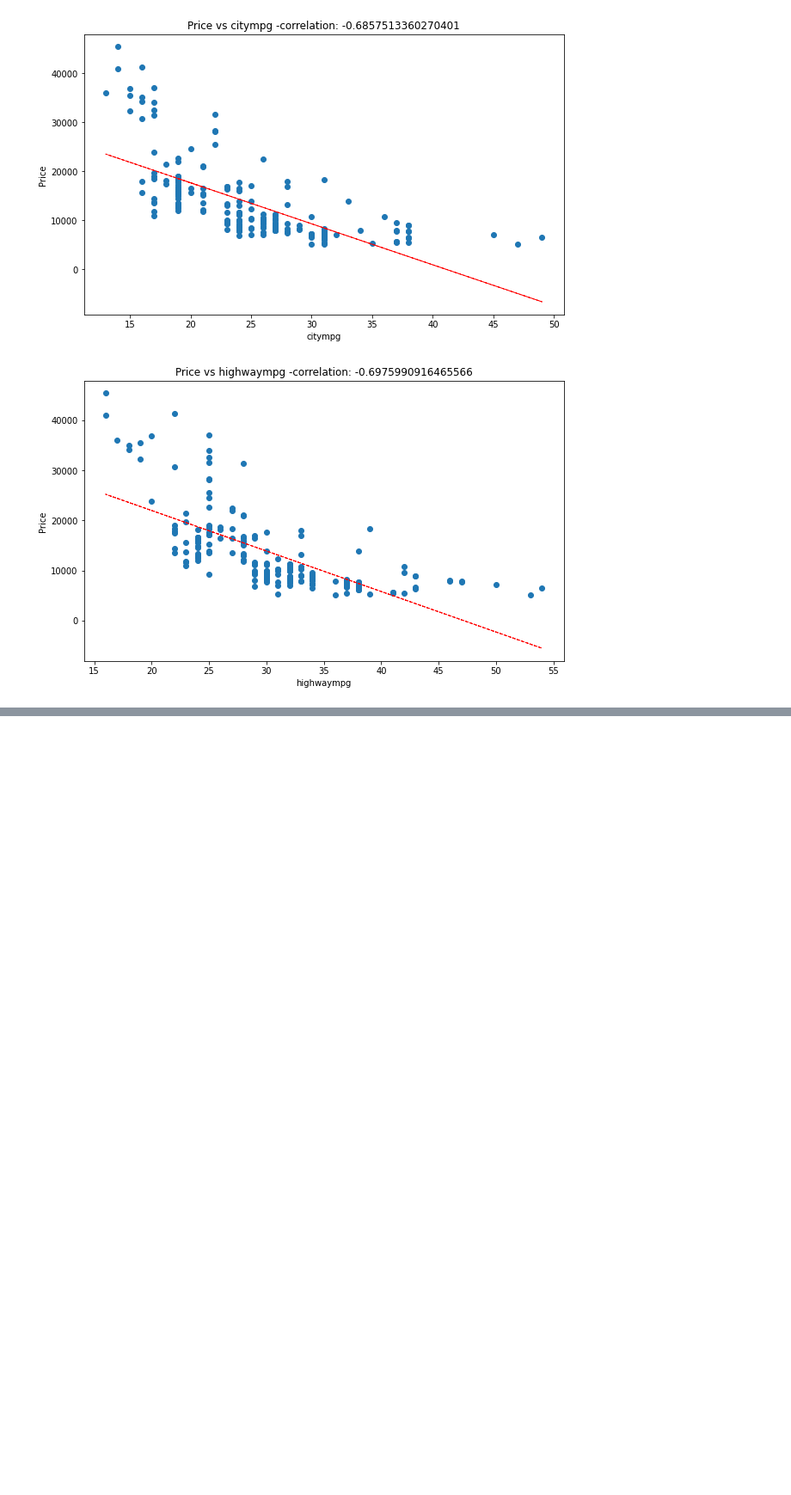
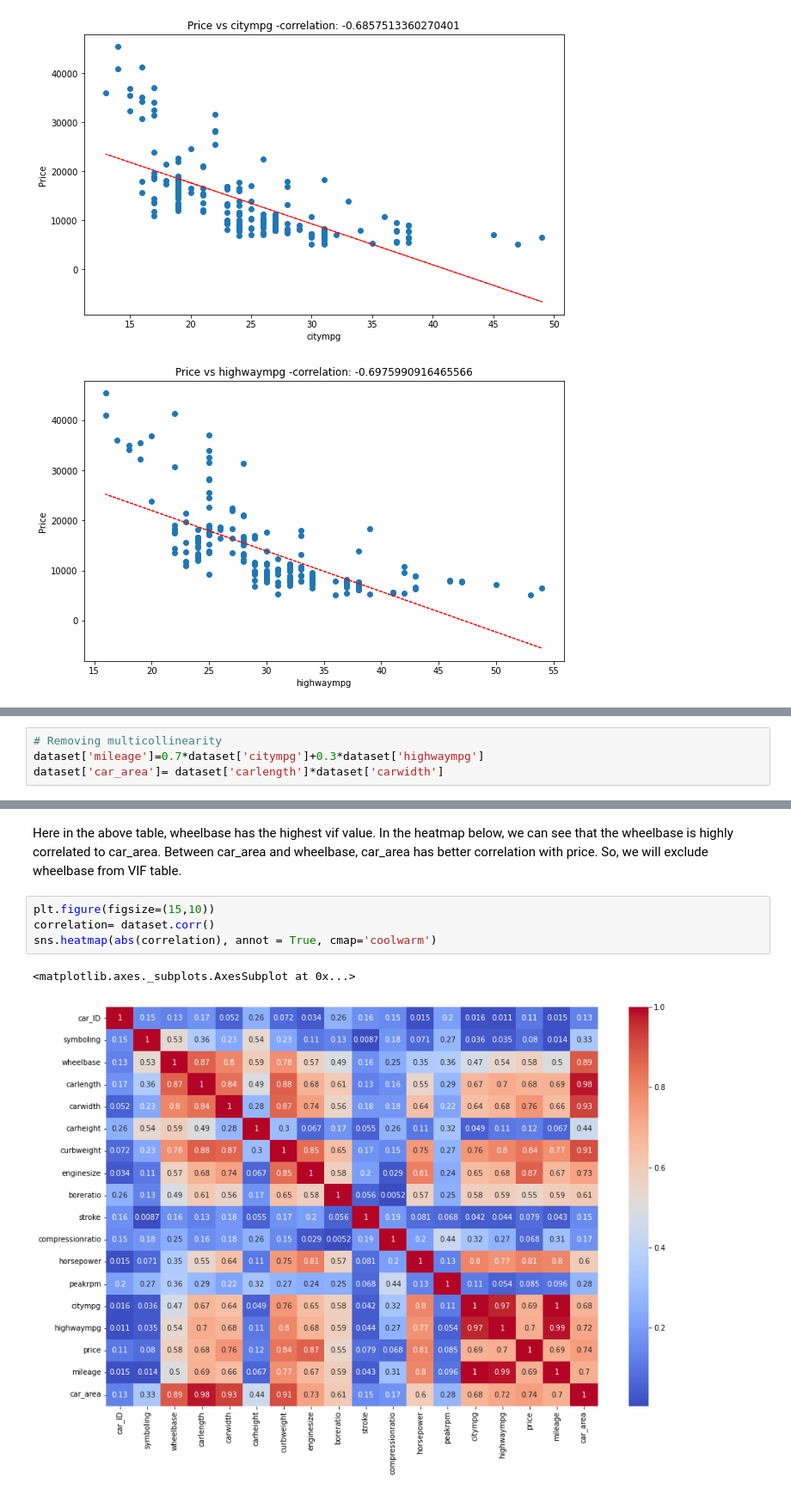
Before and after one commit to DebarajPurohit/car-price-prediction, a Jupyter notebook: car_price_prediction.ipynb, the cells around one changed output, grey strips where cells are left out. Shown at 86% size. Drawn from its saved outputs; the diff is of its cells as text; blank space fills up the shorter version.

```diff
--- a/car_price_prediction.ipynb
+++ b/car_price_prediction.ipynb
@@ -255,0 +280,4 @@ plt.show()
+# %%
+# Removing multicollinearity
+dataset['mileage']=0.7*dataset['citympg']+0.3*dataset['highwaympg']
+dataset['car_area']= dataset['carlength']*dataset['carwidth']
@@ -255,0 +309,9 @@ plt.show()
+# %% [markdown]
+Here in the above table, wheelbase has the highest vif value. In the heatmap below, we can see that the wheelbase is highly correlated to car_area. Between car_area and wheelbase, car_area has better correlation with price. So, we will exclude wheelbase from VIF table.
+# %%
+plt.figure(figsize=(15,10))
+correlation= dataset.corr()
+sns.heatmap(abs(correlation), annot = True, cmap='coolwarm')
+# %% [output]
+<matplotlib.axes._subplots.AxesSubplot at 0x...>
+[figure, added]
```
Also changed, not shown: parts of 16 cells of this notebook.
